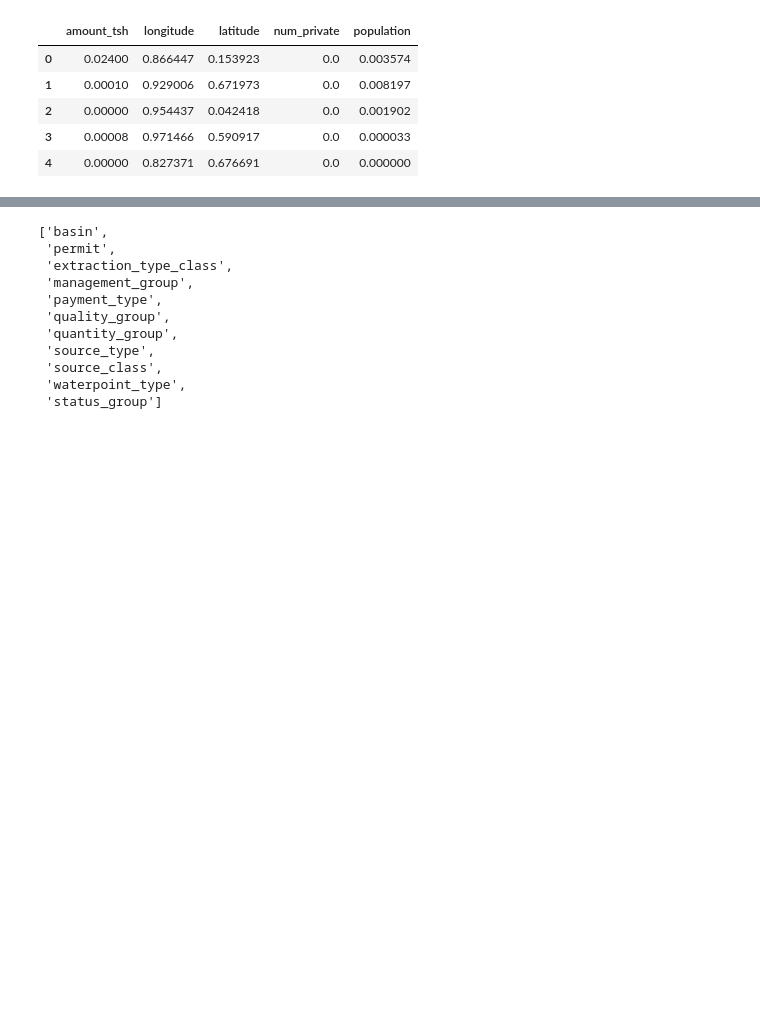
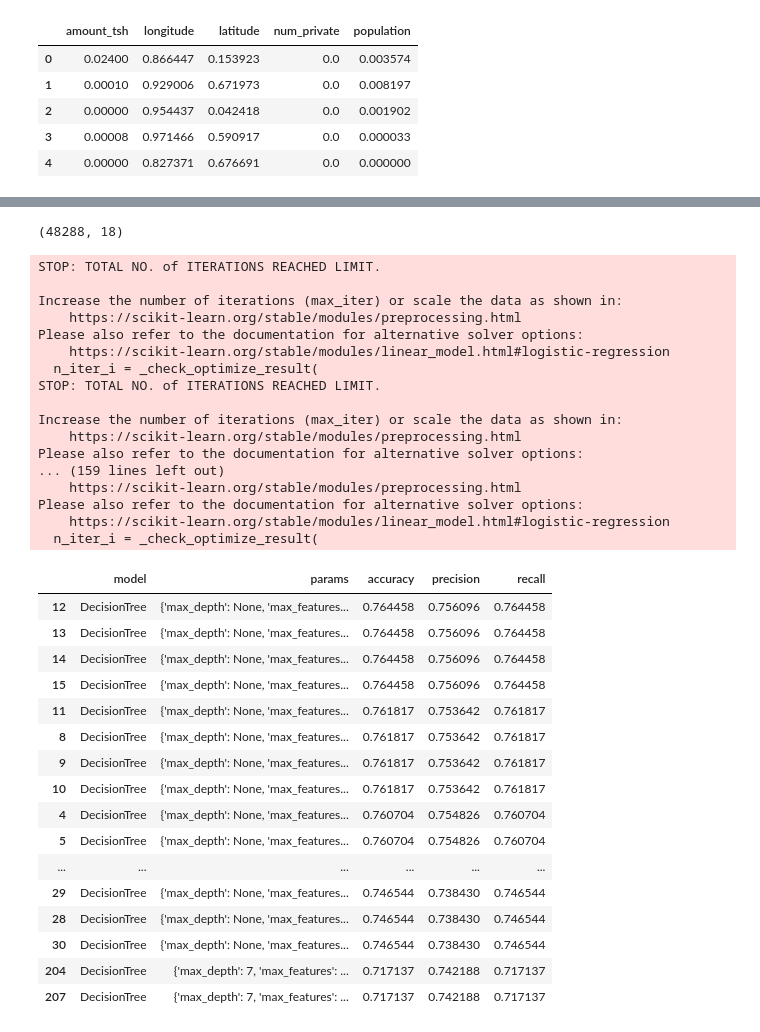
Before and after one commit to FrancisNdirangu/Pump_it_up_Dataset, a Jupyter notebook: notebook.ipynb, the cells around one changed output, grey strips where cells are left out. Saved outputs shown, nothing was run; the diff lists cells and outputs as text; code cells hidden in the pictures; blank space fills up the shorter version.

Commit message:
added function for graphing models during hyperparameter tuning and trained some models and graphed them

```diff
--- a/notebook.ipynb
+++ b/notebook.ipynb
@@ -592,5 +607,5 @@ standardized_df.head()
 # %%
-final_df = pd.concat([encoded_df,encoded_df2,standardized_df,df['status_group']],axis=1,)
+final_df = pd.concat([encoded_df,encoded_df2,standardized_df],axis=1)
 final_df.head()
 # %% [output]
 |  | basin_Lake Nyasa | basin_Lake Rukwa | basin_Lake Tanganyika | basin_Lake Victoria | basin_Pangani | ... |
@@ -603,13 +642,8 @@ final_df.head()
+# %%
+df.shape
+# %% [output]
+(48288, 18)
 # %%
+X = final_df
+y = df['status_group']
+X_train, X_test, y_train, y_test = train_test_split(X, y, test_size=0.2, random_state=42)
-# %% [output]
-['basin',
- 'permit',
- 'extraction_type_class',
- 'management_group',
- 'payment_type',
- 'quality_group',
- 'quantity_group',
- 'source_type',
- 'source_class',
- 'waterpoint_type',
- 'status_group']
@@ -615,0 +704,57 @@ final_df.head()
+# %%
+# Define models and parameter grids
+from sklearn.linear_model import LogisticRegression
+models_param_grids = {
+    'DecisionTree': (
+        DecisionTreeClassifier(random_state=42),
+        {'max_depth': [None, 2,3,5,7],'max_features':[None,'sqrt','log2'],
+         'min_samples_split':[2,4,6,8],'min_samples_leaf':[2,4,6,8]} )
+    ,'LogisticRegressionL2':(
+        LogisticRegression(random_state=42),
+        {'penalty':['l2'],'C':[1,2,4,6,8],'solver':['newton-cg','lbfgs']}
+    )
+    ,'LogisticRegressionL1':(
+        LogisticRegression(random_state=42),
+        {'penalty':['l1'],'C':[1,2,4,6,8],'solver':['liblinear']
+         ,'intercept_scaling':[1,2,4,6,8]} #intercept scaling only works for liblinear
+    )
+}
+
+# Get results
+results_df = gridsearch_results(X_train, y_train, models_param_grids, cv=5).sort_values('accuracy',ascending=False)
+results_df.head(50)
+# %% [output]
+STOP: TOTAL NO. of ITERATIONS REACHED LIMIT.
+
+Increase the number of iterations (max_iter) or scale the data as shown in:
+    https://scikit-learn.org/stable/modules/preprocessing.html
+Please also refer to the documentation for alternative solver options:
+    https://scikit-learn.org/stable/modules/linear_model.html#logistic-regression
+  n_iter_i = _check_optimize_result(
+STOP: TOTAL NO. of ITERATIONS REACHED LIMIT.
+
+Increase the number of iterations (max_iter) or scale the data as shown in:
+    https://scikit-learn.org/stable/modules/preprocessing.html
+Please also refer to the documentation for alternative solver options:
+... (159 lines left out)
+    https://scikit-learn.org/stable/modules/preprocessing.html
+Please also refer to the documentation for alternative solver options:
+    https://scikit-learn.org/stable/modules/linear_model.html#logistic-regression
+  n_iter_i = _check_optimize_result(
+|  | model | params | accuracy | precision | recall |
+| 12 | DecisionTree | {'max_depth': None, 'max_features... | 0.764458 | 0.756096 | 0.764458 |
+| 13 | DecisionTree | {'max_depth': None, 'max_features... | 0.764458 | 0.756096 | 0.764458 |
+| 14 | DecisionTree | {'max_depth': None, 'max_features... | 0.764458 | 0.756096 | 0.764458 |
+| 15 | DecisionTree | {'max_depth': None, 'max_features... | 0.764458 | 0.756096 | 0.764458 |
+| 11 | DecisionTree | {'max_depth': None, 'max_features... | 0.761817 | 0.753642 | 0.761817 |
+| 8 | DecisionTree | {'max_depth': None, 'max_features... | 0.761817 | 0.753642 | 0.761817 |
+| 9 | DecisionTree | {'max_depth': None, 'max_features... | 0.761817 | 0.753642 | 0.761817 |
+| 10 | DecisionTree | {'max_depth': None, 'max_features... | 0.761817 | 0.753642 | 0.761817 |
+| 4 | DecisionTree | {'max_depth': None, 'max_features... | 0.760704 | 0.754826 | 0.760704 |
+| 5 | DecisionTree | {'max_depth': None, 'max_features... | 0.760704 | 0.754826 | 0.760704 |
+| ... | ... | ... | ... | ... | ... |
+| 29 | DecisionTree | {'max_depth': None, 'max_features... | 0.746544 | 0.738430 | 0.746544 |
+| 28 | DecisionTree | {'max_depth': None, 'max_features... | 0.746544 | 0.738430 | 0.746544 |
+| 30 | DecisionTree | {'max_depth': None, 'max_features... | 0.746544 | 0.738430 | 0.746544 |
+| 204 | DecisionTree | {'max_depth': 7, 'max_features': ... | 0.717137 | 0.742188 | 0.717137 |
+| 207 | DecisionTree | {'max_depth': 7, 'max_features': ... | 0.717137 | 0.742188 | 0.717137 |
```
Also changed, not shown: parts of 10 cells of this notebook.
